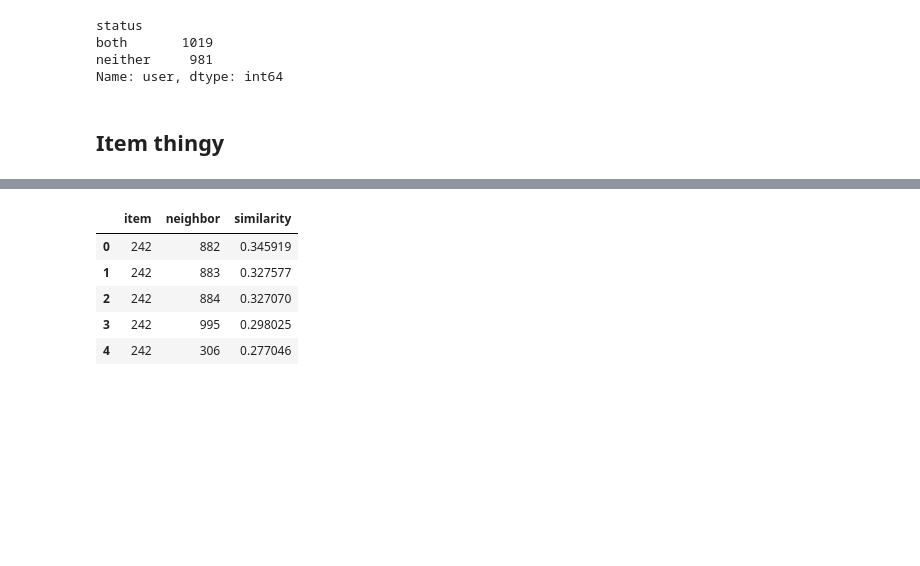
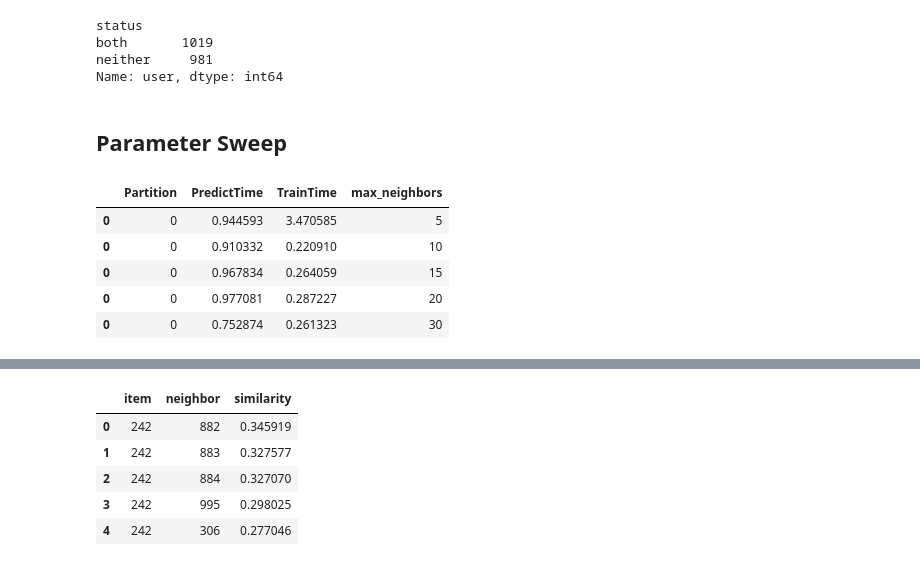
Before and after one commit to lenskit/lk-test-evals, a Jupyter notebook: ItemItem.ipynb, the cells around one changed output, grey strips where cells are left out. Drawn from its saved outputs; the diff is of its cells as text; code cells hidden in the pictures; blank space fills up the shorter version.

```diff
--- a/ItemItem.ipynb
+++ b/ItemItem.ipynb
@@ -83,5 +85,5 @@ status
 both       1019
 neither     981
 Name: user, dtype: int64
-# %% [markdown]
-## Item thingy
+# %% [markdown]
+## Parameter Sweep
@@ -87,0 +92,11 @@ Name: user, dtype: int64
+# %%
+runs = pd.read_sql('runs', db_url).set_index('index')
+runs.index.name=None
+runs.head()
+# %% [output]
+|  | Partition | PredictTime | TrainTime | max_neighbors |
+| 0 | 0 | 0.944593 | 3.470585 | 5 |
+| 0 | 0 | 0.910332 | 0.220910 | 10 |
+| 0 | 0 | 0.967834 | 0.264059 | 15 |
+| 0 | 0 | 0.977081 | 0.287227 | 20 |
+| 0 | 0 | 0.752874 | 0.261323 | 30 |
```
Also changed, not shown: parts of 6 cells of this notebook, 4 other files.
